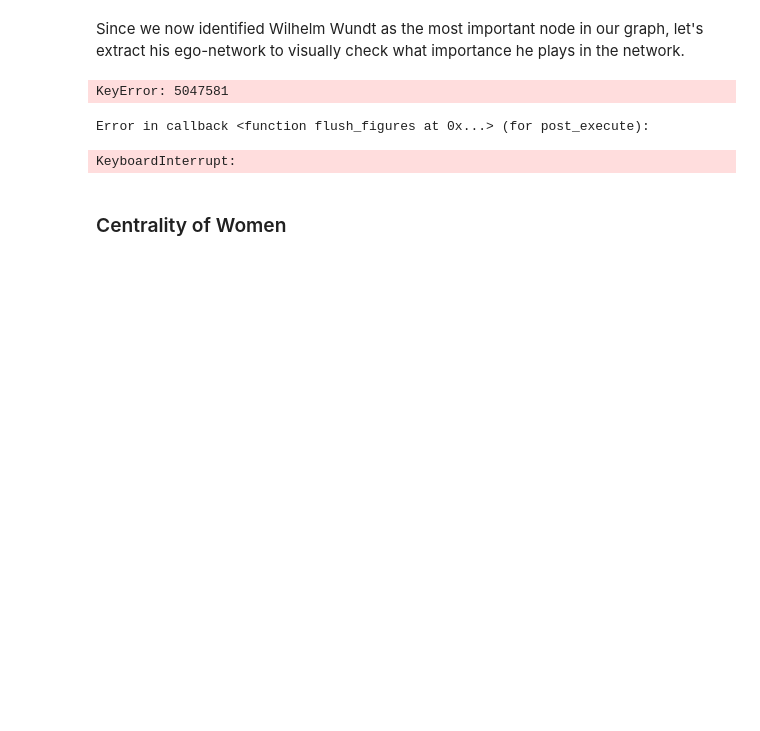
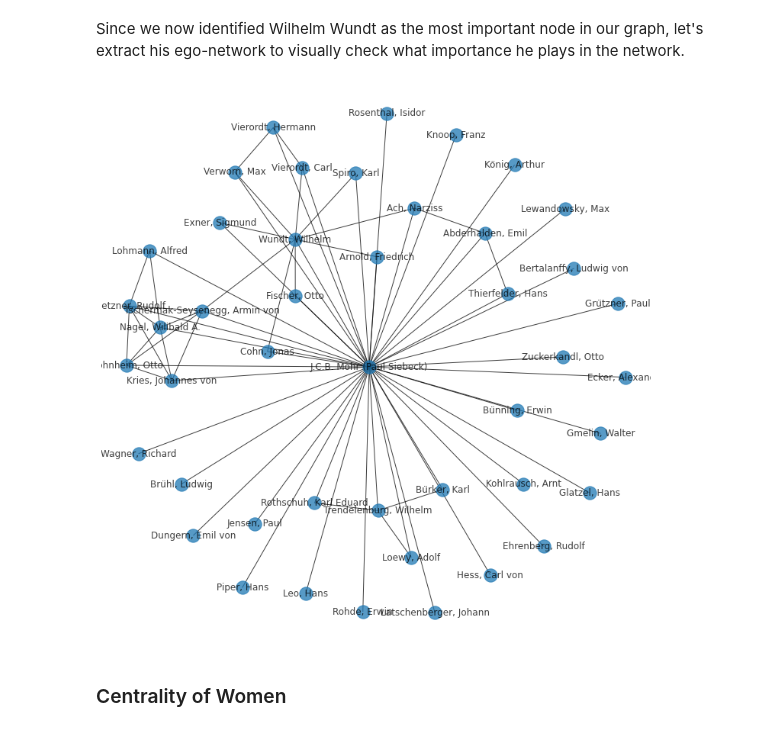
Before and after one commit to sonar-idh/jupyter-curriculum, a Jupyter notebook: notebooks/Notebook 4 - History of Medicine.ipynb, the cells around one changed output. Drawn from its saved outputs; the diff is of its cells as text; code cells hidden in the pictures; blank space fills up the shorter version.

```diff
--- a/notebooks/Notebook 4 - History of Medicine.ipynb
+++ b/notebooks/Notebook 4 - History of Medicine.ipynb
@@ -403,28 +404,26 @@ Since we now identified Wilhelm Wundt as the most important node in our graph, l
 # %%
 # extract the id of Wilhelm Wundt
 wilhelm_wundt_id = top_eigenvectors[0][0]
 
 # get the subgraph of Wilhelm Wundt
 wilhelm_wundt_ego_net = nx.ego_graph(largest_component_graph, wilhelm_wundt_id)
 
 pos = nx.spring_layout(wilhelm_wundt_ego_net,  seed = 42)
-plt.rcParams['figure.figsize'] = [5, 5]
+plt.rcParams['figure.figsize'] = [10, 10]
 #plt.figure()
 
 node_labels_names = nx.get_node_attributes(wilhelm_wundt_ego_net, "Name")
 node_labels_titles = nx.get_node_attributes(wilhelm_wundt_ego_net, "Title")
 node_labels = {**node_labels_names, **node_labels_titles}
 
 edge_labels = nx.get_edge_attributes(largest_component_graph, "TypeAddInfo")
 
 nx.draw(wilhelm_wundt_ego_net, pos = pos, labels = node_labels, alpha = 0.75)
-nx.draw_networkx_edge_labels(wilhelm_wundt_ego_net, pos = pos, edge_labels=edge_labels, label_pos=0.5)
+#nx.draw_networkx_edge_labels(wilhelm_wundt_ego_net, pos = pos, edge_labels=edge_labels, label_pos=0.5)
 
 plt.show()
 # %% [output]
-KeyError: 5047581
-Error in callback <function flush_figures at 0x...> (for post_execute):
-KeyboardInterrupt:
+[figure, added]
 # %% [markdown]
 ### Centrality of Women
 # %% [markdown]
```
Also changed, not shown: parts of 35 cells of this notebook.
